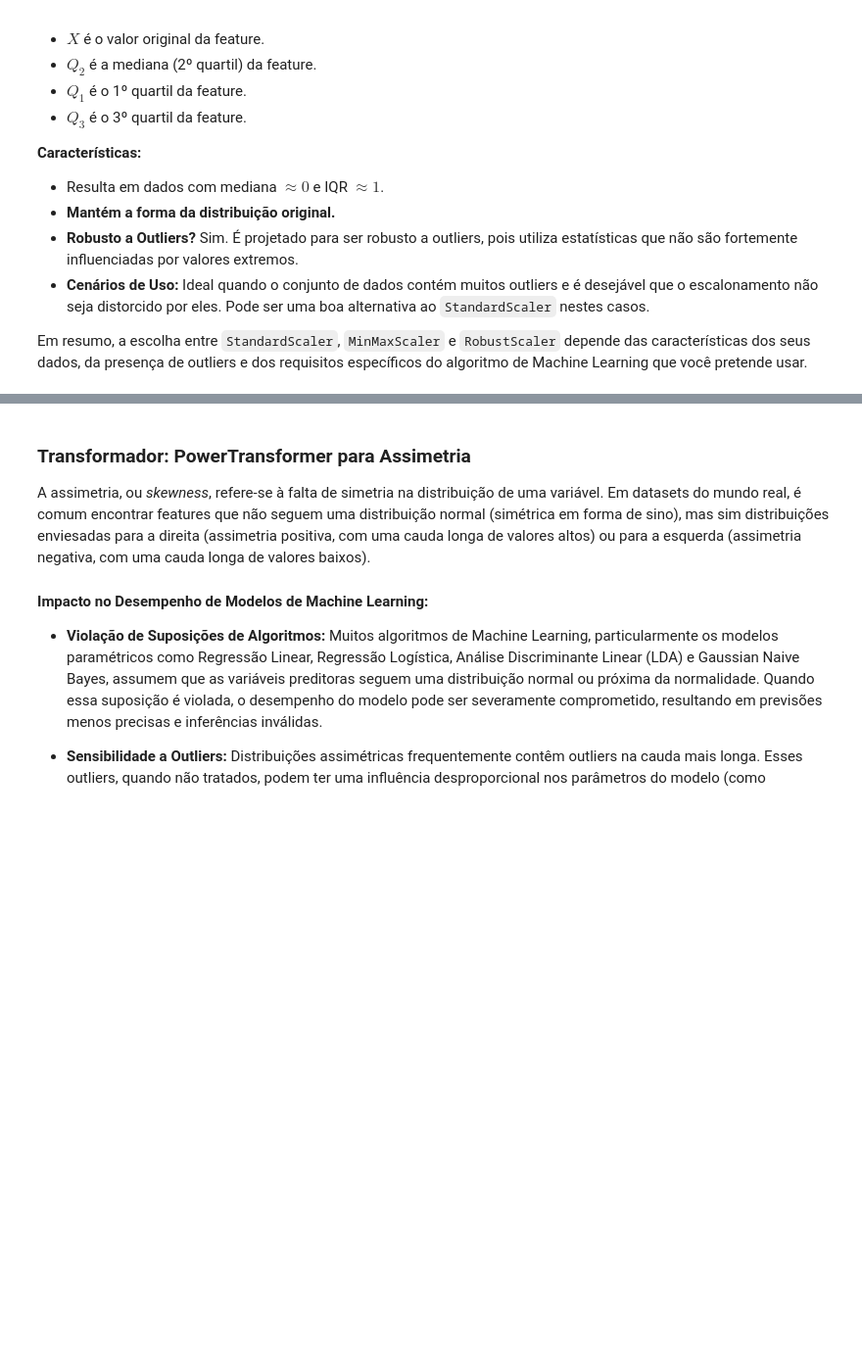
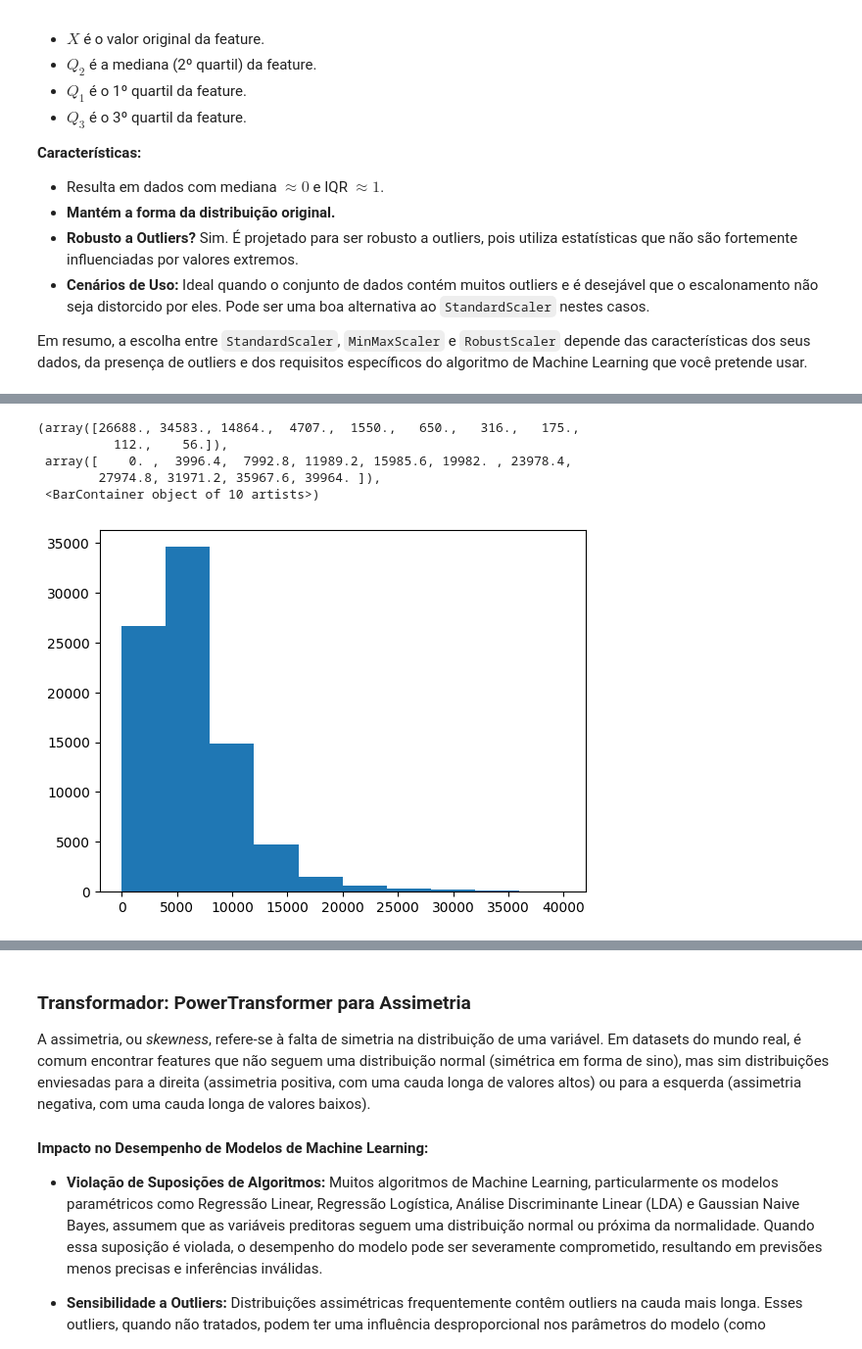
Before and after one commit to IAugustoMZ/aulasDataScience, a Jupyter notebook: fundamentos_machine_learn/fundamentos_machine_learning_scikitlearn02_alunos.ipynb, the cells around one changed output, grey strips where cells are left out. Shown at 98% size. Saved outputs shown, nothing was run; the diff lists cells and outputs as text; code cells hidden in the pictures; blank space fills up the shorter version.

```diff
--- a/fundamentos_machine_learn/fundamentos_machine_learning_scikitlearn02_alunos.ipynb
+++ b/fundamentos_machine_learn/fundamentos_machine_learning_scikitlearn02_alunos.ipynb
@@ -291,0 +346,23 @@ Em resumo, a escolha entre `StandardScaler`, `MinMaxScaler` e `RobustScaler` dep
+# %%
+data_std = data.copy()
+x = data.drop(columns=[target])
+y = data[[target]]
+
+x_train, x_test, y_train, y_test = train_test_split(
+    x, y,
+    test_size=0.3,
+    random_state=12,
+    stratify=y
+)
+# %%
+mask = x_train['MonthlyIncome'] < 40000
+sample = x_train.loc[mask, 'MonthlyIncome'].values.reshape(-1, 1)
+# %%
+plt.hist(sample)
+# %% [output]
+(array([26688., 34583., 14864.,  4707.,  1550.,   650.,   316.,   175.,
+          112.,    56.]),
+ array([    0. ,  3996.4,  7992.8, 11989.2, 15985.6, 19982. , 23978.4,
+        27974.8, 31971.2, 35967.6, 39964. ]),
+ <BarContainer object of 10 artists>)
+[figure, added]
```
Also changed, not shown: parts of 11 cells of this notebook.
